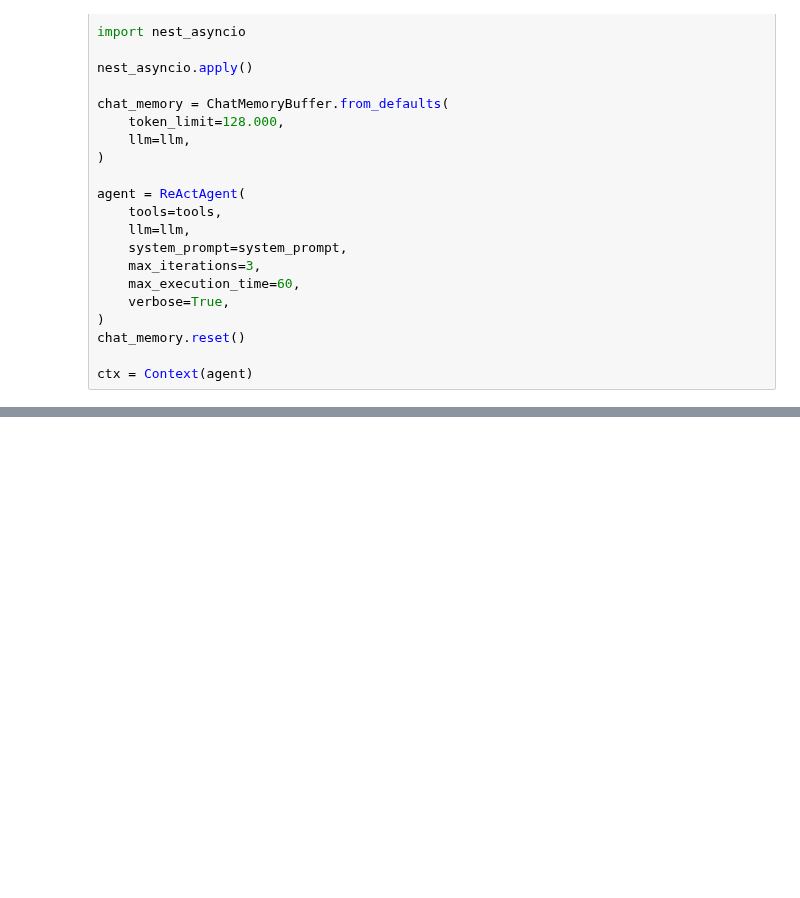
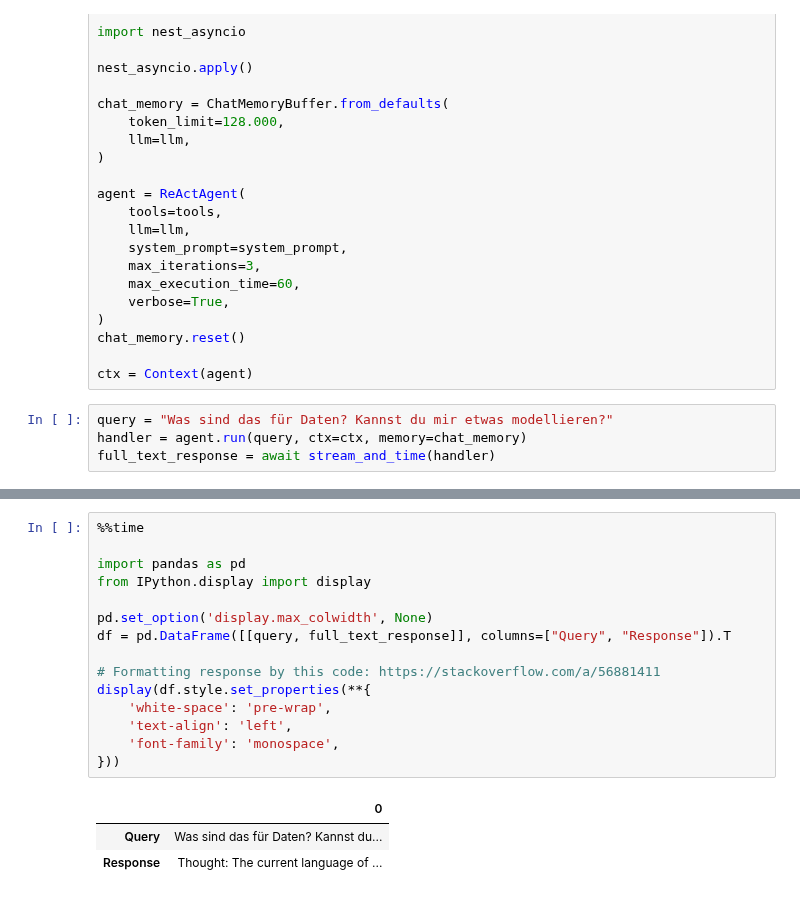
Before and after one commit to vuminhle1997/llama-rag, a Jupyter notebook: notebooks/[Use-Case]Modelling-and-Abstractions.ipynb, the cells around one changed output, grey strips where cells are left out. Cells and saved outputs as stored; diff of their text form; blank space fills up the shorter version.

```diff
--- a/notebooks/[Use-Case]Modelling-and-Abstractions.ipynb
+++ b/notebooks/[Use-Case]Modelling-and-Abstractions.ipynb
@@ -246,3 +246,7 @@ agent = ReActAgent(
 chat_memory.reset()
 
 ctx = Context(agent)
+# %%
+query = "Was sind das für Daten? Kannst du mir etwas modellieren?"
+handler = agent.run(query, ctx=ctx, memory=chat_memory)
+full_text_response = await stream_and_time(handler)
@@ -248,0 +272,19 @@ ctx = Context(agent)
+# %%
+%%time
+
+import pandas as pd
+from IPython.display import display
+
+pd.set_option('display.max_colwidth', None)
+df = pd.DataFrame([[query, full_text_response]], columns=["Query", "Response"]).T
+
+# Formatting response by this code: https://stackoverflow.com/a/56881411
+display(df.style.set_properties(**{
+    'white-space': 'pre-wrap',
+    'text-align': 'left',
+    'font-family': 'monospace',
+}))
+# %% [output]
+|  | 0 |
+| Query | Was sind das für Daten? Kannst du... |
+| Response | Thought: The current language of ... |
```
Also changed, not shown: parts of 2 cells of this notebook.
